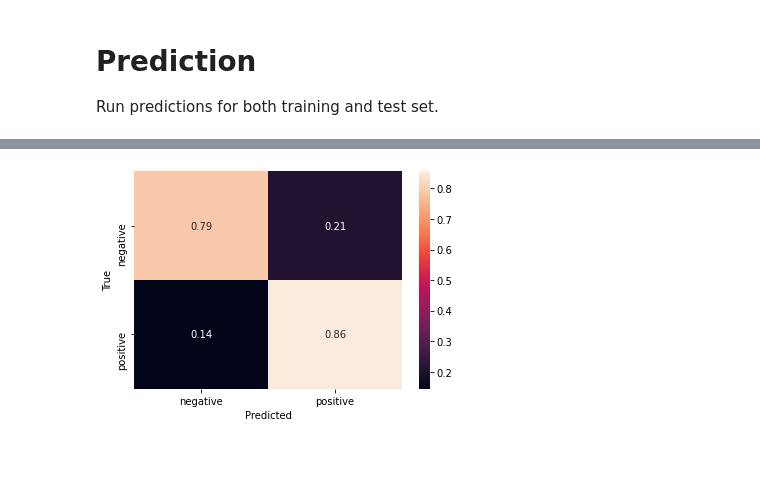
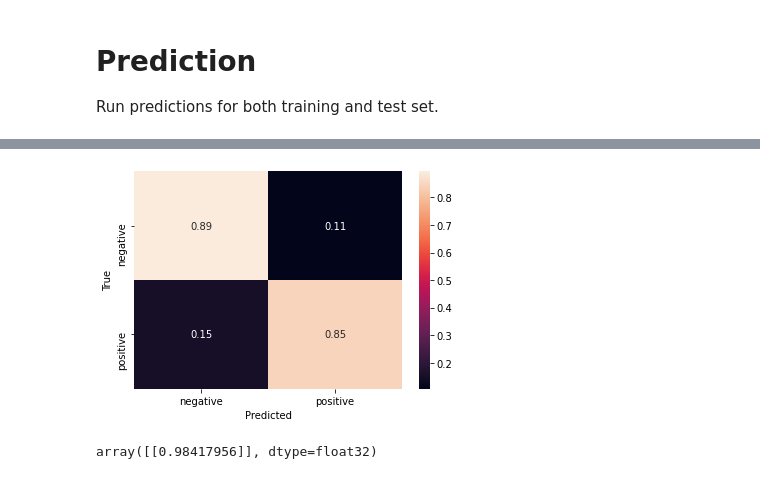
Before and after one commit to navicor90/movies_classifier, a Jupyter notebook: updated.ipynb, the cells around one changed output, grey strips where cells are left out. Saved outputs shown, nothing was run; the diff lists cells and outputs as text; code cells hidden in the pictures.

Commit message:
NNLM embeddings layer

```diff
--- a/updated.ipynb
+++ b/updated.ipynb
@@ -93,8 +106,8 @@ TF-Hub provides a [feature column](https://www.tensorflow.org/hub/api_docs/pytho
 * The module is responsible for **preprocessing of sentences** (e.g. removal of punctuation and splitting on spaces).
 * The module works with any input (e.g. **nnlm-en-dim128** hashes words not present in vocabulary into ~20.000 buckets).
 # %%
-embedding = "https://tfhub.dev/google/tf2-preview/gnews-swivel-20dim/1"
+embedding = "https://tfhub.dev/google/nnlm-en-dim128/2"
 hub_layer = hub.KerasLayer(embedding, input_shape=[],
                            dtype=tf.string, trainable=True)
-hub_layer(train_examples_batch[:3])
+hub_layer(train_examples_batch[:1])
 # %% [output]
@@ -119,8 +135,9 @@ For classification we can use a [DNN Classifier](https://www.tensorflow.org/api_
 # %%
 model = tf.keras.Sequential()
 model.add(hub_layer)
+model.add(tf.keras.layers.Dense(32, activation='relu'))
 model.add(tf.keras.layers.Dense(16, activation='relu'))
-model.add(tf.keras.layers.Dense(1))
+model.add(tf.keras.layers.Dense(1, activation='sigmoid'))
 
 model.summary()
 # %% [output]
@@ -146,8 +165,3 @@ model.compile(optimizer='adam',
 ### Training
 
 Train the estimator for a reasonable amount of steps.
-# %%
-history = model.fit(dataset.shuffle(10000).batch(512),
-                    epochs=20,
-                    #validation_data=validation_data.batch(512),
-                    verbose=1)
@@ -173,3 +169,8 @@ Epoch 20/20
 # Prediction
 
 Run predictions for both training and test set.
+# %%
+history = model.fit(train_ds.shuffle(10000).batch(512),
+                    epochs=5,
+                    validation_data=validate_ds.batch(512),
+                    verbose=1)
@@ -192,22 +198,17 @@ Test set accuracy: 0.8000400066375732
 # %%
-def get_predictions(estimator, input_fn):
-  return [x["class_ids"][0] for x in estimator.predict(input_fn=input_fn)]
-
 LABELS = [
     "negative", "positive"
 ]
 
 # Create a confusion matrix on training data.
-cm = tf.math.confusion_matrix(train_df["polarity"],
-                              get_predictions(estimator, predict_train_input_fn))
+cm = tf.math.confusion_matrix(test_df["polarity"],
+                              model.predict(test_ds.batch(512)) > 0.5)
 
 # Normalize the confusion matrix so that each row sums to 1.
 cm = tf.cast(cm, dtype=tf.float32)
 cm = cm / tf.math.reduce_sum(cm, axis=1)[:, np.newaxis]
 
-a = tf.Session().run(cm)
-
-sns.heatmap(a, annot=True, xticklabels=LABELS, yticklabels=LABELS);
+sns.heatmap(cm, annot=True, xticklabels=LABELS, yticklabels=LABELS);
 plt.xlabel("Predicted");
 plt.ylabel("True");
 # %% [output]
@@ -218 +215,5 @@ WARNING: Entity <bound method Dense.call of <tensorflow.python.layers.core.Dense
-[figure, old version]
+[figure, new version]
+# %%
+model.predict(['It was great'])
+# %% [output]
+array([[0.98417956]], dtype=float32)
```
Also changed, not shown: parts of 13 cells of this notebook.
